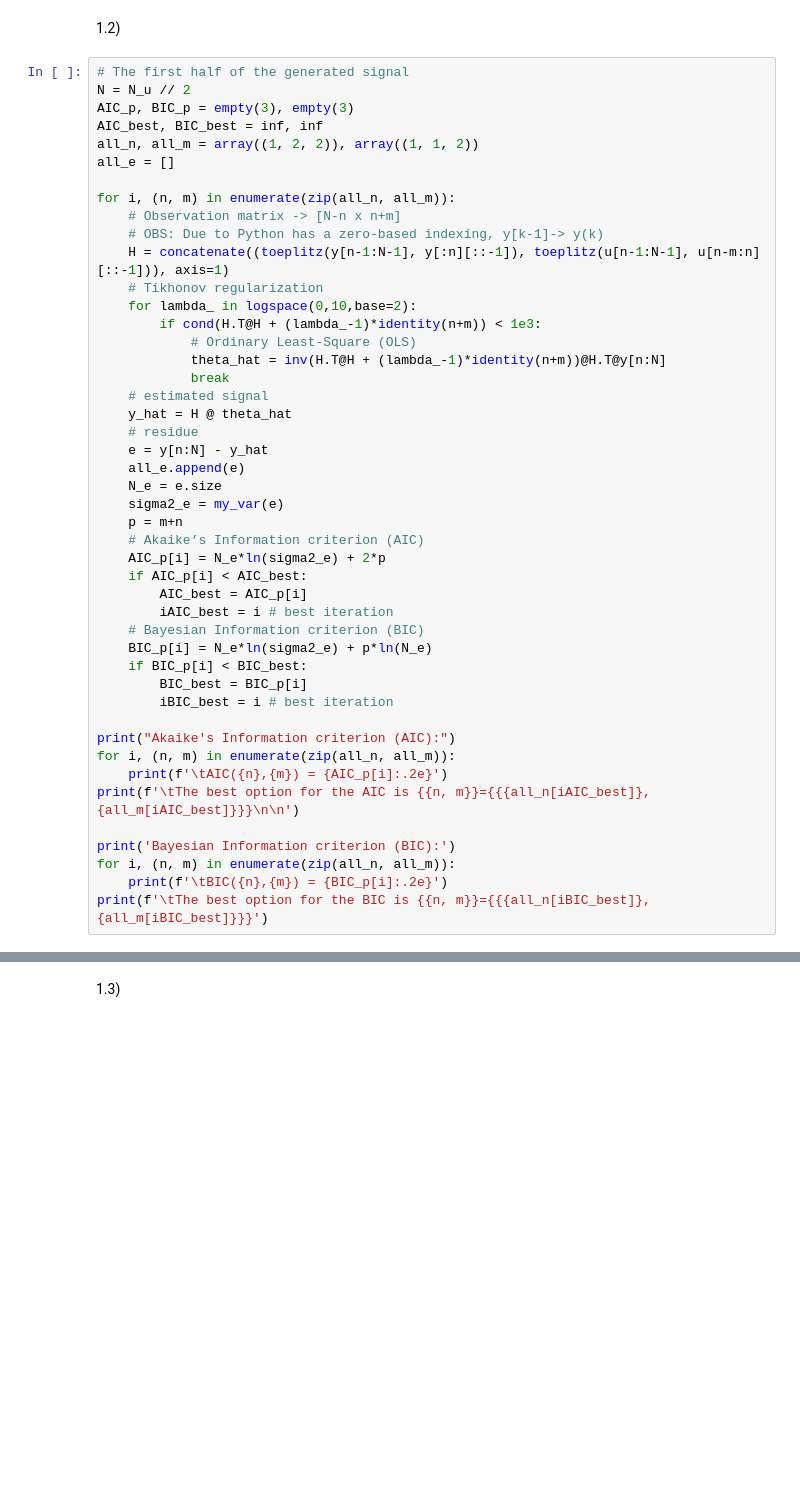
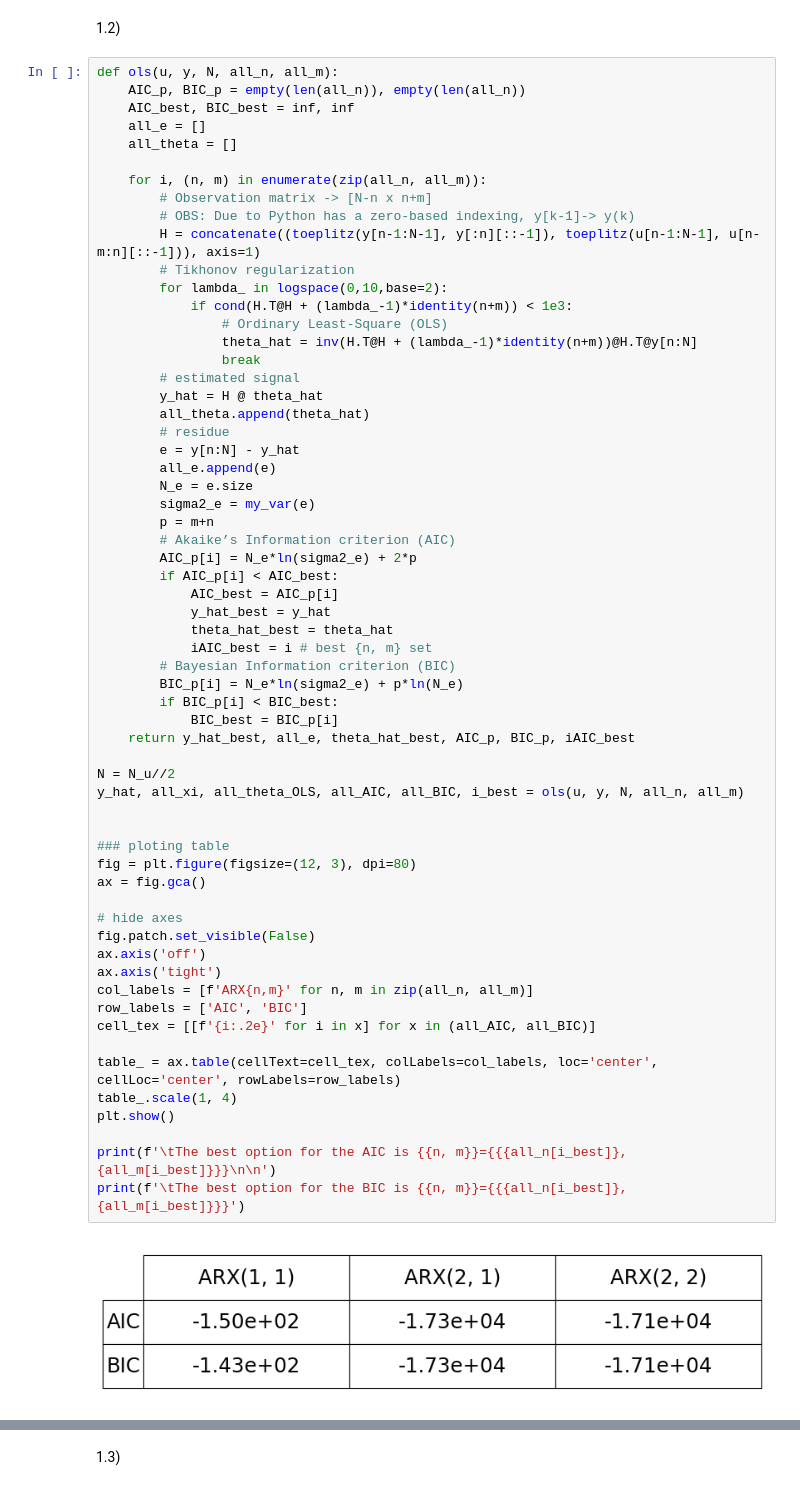
Before and after one commit to tapyu/to-rm-courses, a Jupyter notebook: identificação_de_sistemas/Projeto 3 - Identificação de Processos ARX/TC3.ipynb, the cells around one changed output, grey strips where cells are left out. Cells and saved outputs as stored; diff of their text form; blank space fills up the shorter version.

```diff
--- a/identificação_de_sistemas/Projeto 3 - Identificação de Processos ARX/TC3.ipynb
+++ b/identificação_de_sistemas/Projeto 3 - Identificação de Processos ARX/TC3.ipynb
@@ -26,49 +29,65 @@ def my_var(x):
 # %% [markdown]
 1.2)
 # %%
-# The first half of the generated signal
-N = N_u // 2
-AIC_p, BIC_p = empty(3), empty(3)
-AIC_best, BIC_best = inf, inf
-all_n, all_m = array((1, 2, 2)), array((1, 1, 2))
-all_e = []
+def ols(u, y, N, all_n, all_m):
+    AIC_p, BIC_p = empty(len(all_n)), empty(len(all_n))
+    AIC_best, BIC_best = inf, inf
+    all_e = []
+    all_theta = []
 
-for i, (n, m) in enumerate(zip(all_n, all_m)):
-    # Observation matrix -> [N-n x n+m]
-    # OBS: Due to Python has a zero-based indexing, y[k-1]-> y(k)
-    H = concatenate((toeplitz(y[n-1:N-1], y[:n][::-1]), toeplitz(u[n-1:N-1], u[n-m:n][::-1])), axis=1)
-    # Tikhonov regularization
-    for lambda_ in logspace(0,10,base=2):
-        if cond(H.T@H + (lambda_-1)*identity(n+m)) < 1e3:
-            # Ordinary Least-Square (OLS)
-            theta_hat = inv(H.T@H + (lambda_-1)*identity(n+m))@H.T@y[n:N]
-            break
-    # estimated signal
-    y_hat = H @ theta_hat
-    # residue
-    e = y[n:N] - y_hat
-    all_e.append(e)
-    N_e = e.size
-    sigma2_e = my_var(e)
-    p = m+n
-    # Akaike’s Information criterion (AIC)
-    AIC_p[i] = N_e*ln(sigma2_e) + 2*p
-    if AIC_p[i] < AIC_best:
-        AIC_best = AIC_p[i]
-        iAIC_best = i # best iteration
-    # Bayesian Information criterion (BIC)
-    BIC_p[i] = N_e*ln(sigma2_e) + p*ln(N_e)
-    if BIC_p[i] < BIC_best:
-        BIC_best = BIC_p[i]
-        iBIC_best = i # best iteration
+    for i, (n, m) in enumerate(zip(all_n, all_m)):
+        # Observation matrix -> [N-n x n+m]
+        # OBS: Due to Python has a zero-based indexing, y[k-1]-> y(k)
+        H = concatenate((toeplitz(y[n-1:N-1], y[:n][::-1]), toeplitz(u[n-1:N-1], u[n-m:n][::-1])), axis=1)
+        # Tikhonov regularization
+        for lambda_ in logspace(0,10,base=2):
+            if cond(H.T@H + (lambda_-1)*identity(n+m)) < 1e3:
+                # Ordinary Least-Square (OLS)
+                theta_hat = inv(H.T@H + (lambda_-1)*identity(n+m))@H.T@y[n:N]
+                break
+        # estimated signal
+        y_hat = H @ theta_hat
+        all_theta.append(theta_hat)
+        # residue
+        e = y[n:N] - y_hat
+        all_e.append(e)
+        N_e = e.size
+        sigma2_e = my_var(e)
+        p = m+n
+        # Akaike’s Information criterion (AIC)
+        AIC_p[i] = N_e*ln(sigma2_e) + 2*p
+        if AIC_p[i] < AIC_best:
+            AIC_best = AIC_p[i]
+            y_hat_best = y_hat
+            theta_hat_best = theta_hat
+            iAIC_best = i # best {n, m} set
+        # Bayesian Information criterion (BIC)
+        BIC_p[i] = N_e*ln(sigma2_e) + p*ln(N_e)
+        if BIC_p[i] < BIC_best:
+            BIC_best = BIC_p[i]
+    return y_hat_best, all_e, theta_hat_best, AIC_p, BIC_p, iAIC_best
 
-print("Akaike's Information criterion (AIC):")
-for i, (n, m) in enumerate(zip(all_n, all_m)):
-    print(f'\tAIC({n},{m}) = {AIC_p[i]:.2e}')
-print(f'\tThe best option for the AIC is {{n, m}}={{{all_n[iAIC_best]}, {all_m[iAIC_best]}}}\n\n')
+N = N_u//2
+y_hat, all_xi, all_theta_OLS, all_AIC, all_BIC, i_best = ols(u, y, N, all_n, all_m)
 
-print('Bayesian Information criterion (BIC):')
-for i, (n, m) in enumerate(zip(all_n, all_m)):
-    print(f'\tBIC({n},{m}) = {BIC_p[i]:.2e}')
-print(f'\tThe best option for the BIC is {{n, m}}={{{all_n[iBIC_best]}, {all_m[iBIC_best]}}}')
+
+### ploting table
+fig = plt.figure(figsize=(12, 3), dpi=80)
+ax = fig.gca()
+
+# hide axes
+fig.patch.set_visible(False)
+ax.axis('off')
+ax.axis('tight')
+col_labels = [f'ARX{n,m}' for n, m in zip(all_n, all_m)]
+row_labels = ['AIC', 'BIC']
+cell_tex = [[f'{i:.2e}' for i in x] for x in (all_AIC, all_BIC)]
+
+table_ = ax.table(cellText=cell_tex, colLabels=col_labels, loc='center', cellLoc='center', rowLabels=row_labels)
+table_.scale(1, 4)
+plt.show()
+
+print(f'\tThe best option for the AIC is {{n, m}}={{{all_n[i_best]}, {all_m[i_best]}}}\n\n')
+print(f'\tThe best option for the BIC is {{n, m}}={{{all_n[i_best]}, {all_m[i_best]}}}')
 # %% [output]
+[figure, added]
```
Also changed, not shown: parts of 7 cells of this notebook.
